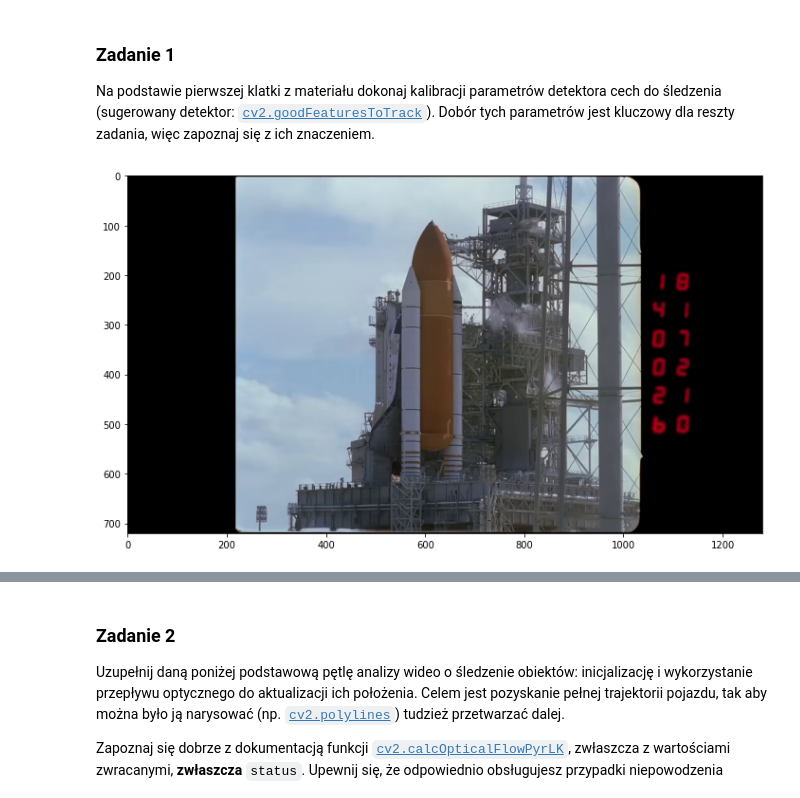
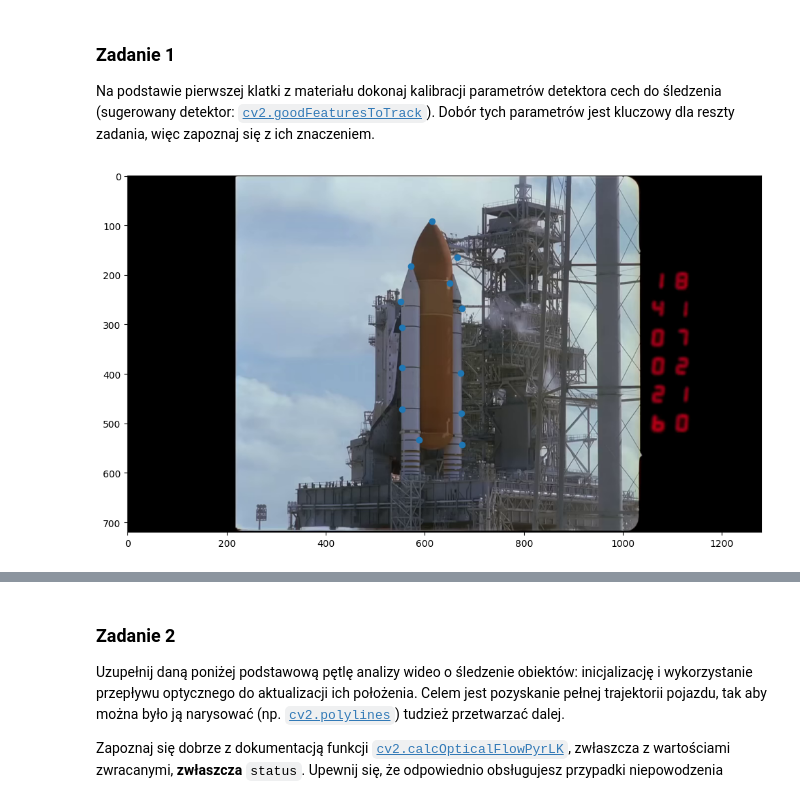
Before and after one commit to WitoldFracek/AiPOiV, a Jupyter notebook: Lab8/Lab8.2_zadanie.ipynb, the cells around one changed output, grey strips where cells are left out. Cells and saved outputs as stored; diff of their text form; code cells hidden in the pictures.

```diff
--- a/Lab8/Lab8.2_zadanie.ipynb
+++ b/Lab8/Lab8.2_zadanie.ipynb
@@ -41,7 +64,26 @@ Na podstawie pierwszej klatki z materiału dokonaj kalibracji parametrów detekt
 # %%
-source = cv2.VideoCapture('shuttle.mp4')
+source = cv2.VideoCapture('./data/shuttle.mp4')
 status, frame = source.read()
 source.release()
-plt.subplots(1, 1, figsize=(12,12))[1].imshow(frame[..., ::-1]);
+
+h, w, c = frame.shape
+mask = np.zeros((h, w), dtype=np.uint8)
+mask[90:-165, 550:-600] = 1
+
+rgb = cv2.cvtColor(frame, cv2.COLOR_BGR2RGB)
+gray = cv2.cvtColor(frame, cv2.COLOR_BGR2GRAY)
+features = cv2.goodFeaturesToTrack(
+    image=gray,
+    mask=mask,
+    maxCorners=20,
+    qualityLevel=0.1,
+    minDistance=50,
+    blockSize=3,
+    useHarrisDetector=False,
+    k=0.04
+)
+fig, ax = plt.subplots(1, 1, figsize=(12,12))
+ax.imshow(rgb)
+ax.scatter(features[..., 0], features[..., 1]);
 # %% [output]
-[figure, old version]
+[figure, new version]
```
Also changed, not shown: parts of 4 cells of this notebook.
